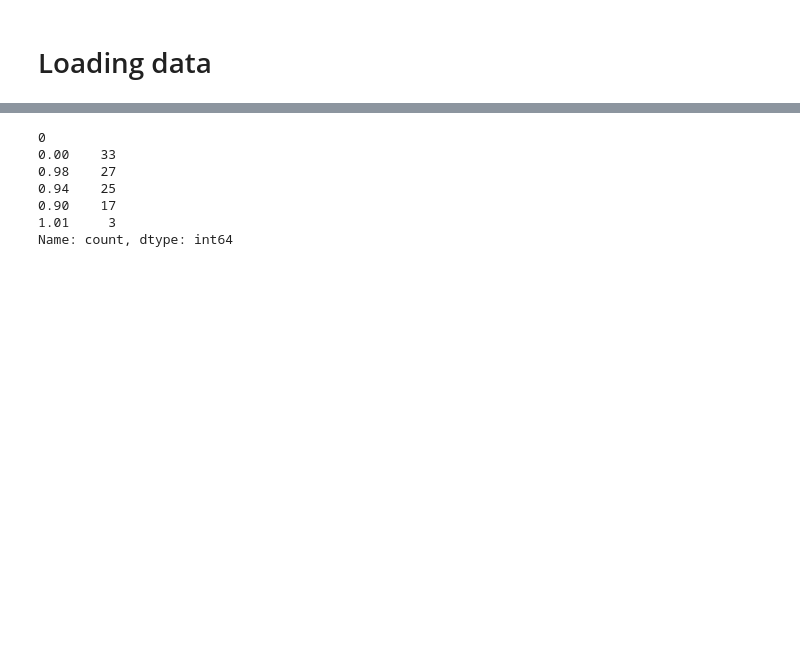
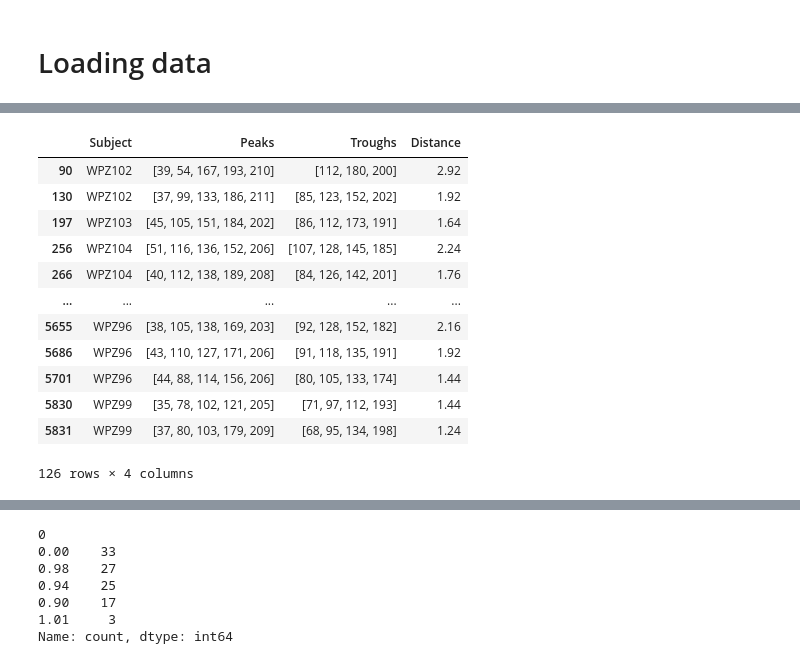
Before and after one commit to vuhcl/ABR2synapse, a Jupyter notebook: models.ipynb, the cells around one changed output, grey strips where cells are left out. Saved outputs shown, nothing was run; the diff lists cells and outputs as text; code cells hidden in the pictures; blank space fills up the shorter version.

```diff
--- a/models.ipynb
+++ b/models.ipynb
@@ -68,0 +88,19 @@ final_clean_strained = (
+# %%
+mask = final_clean_strained.apply(lambda x: len(x["Troughs"]) < 5, axis=1)
+final_clean_strained[mask][final_clean_strained[mask]["Distance"] > outliers][
+    ["Subject", "Peaks", "Troughs", "Distance"]
+]
+# %% [output]
+|  | Subject | Peaks | Troughs | Distance |
+| 90 | WPZ102 | [39, 54, 167, 193, 210] | [112, 180, 200] | 2.92 |
+| 130 | WPZ102 | [37, 99, 133, 186, 211] | [85, 123, 152, 202] | 1.92 |
+| 197 | WPZ103 | [45, 105, 151, 184, 202] | [86, 112, 173, 191] | 1.64 |
+| 256 | WPZ104 | [51, 116, 136, 152, 206] | [107, 128, 145, 185] | 2.24 |
+| 266 | WPZ104 | [40, 112, 138, 189, 208] | [84, 126, 142, 201] | 1.76 |
+| ... | ... | ... | ... | ... |
+| 5655 | WPZ96 | [38, 105, 138, 169, 203] | [92, 128, 152, 182] | 2.16 |
+| 5686 | WPZ96 | [43, 110, 127, 171, 206] | [91, 118, 135, 191] | 1.92 |
+| 5701 | WPZ96 | [44, 88, 114, 156, 206] | [80, 105, 133, 174] | 1.44 |
+| 5830 | WPZ99 | [35, 78, 102, 121, 205] | [71, 97, 112, 193] | 1.44 |
+| 5831 | WPZ99 | [37, 80, 103, 179, 209] | [68, 95, 134, 198] | 1.24 |
+126 rows × 4 columns
```
Also changed, not shown: parts of 2 cells of this notebook, 1 other file.
